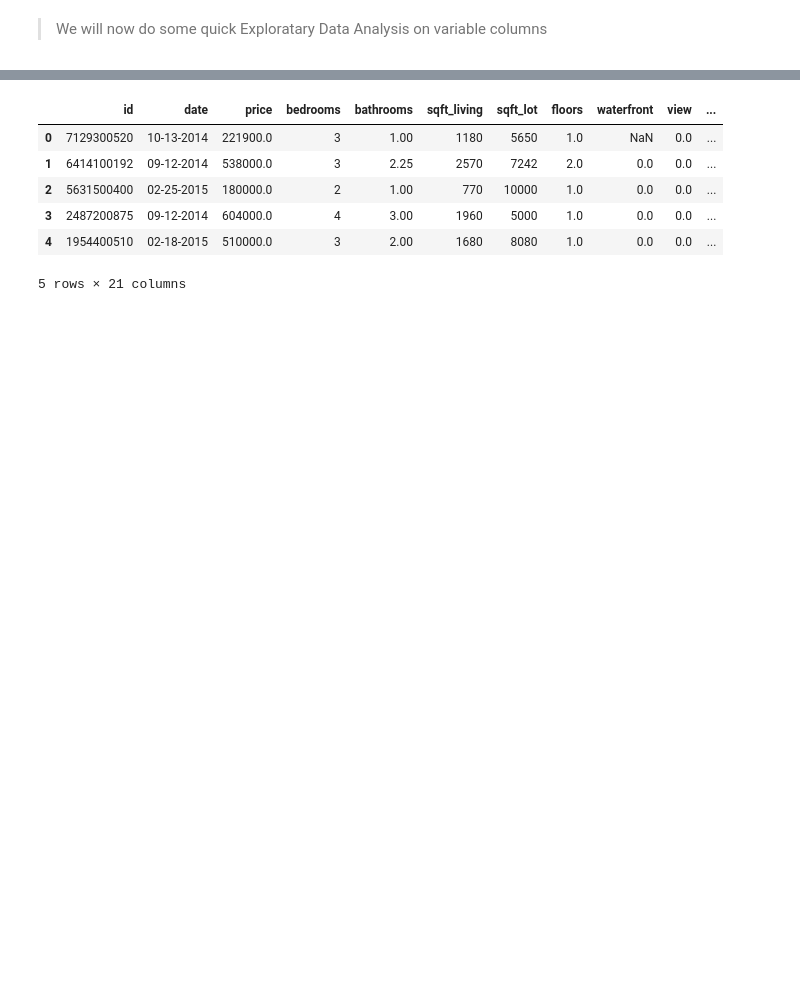
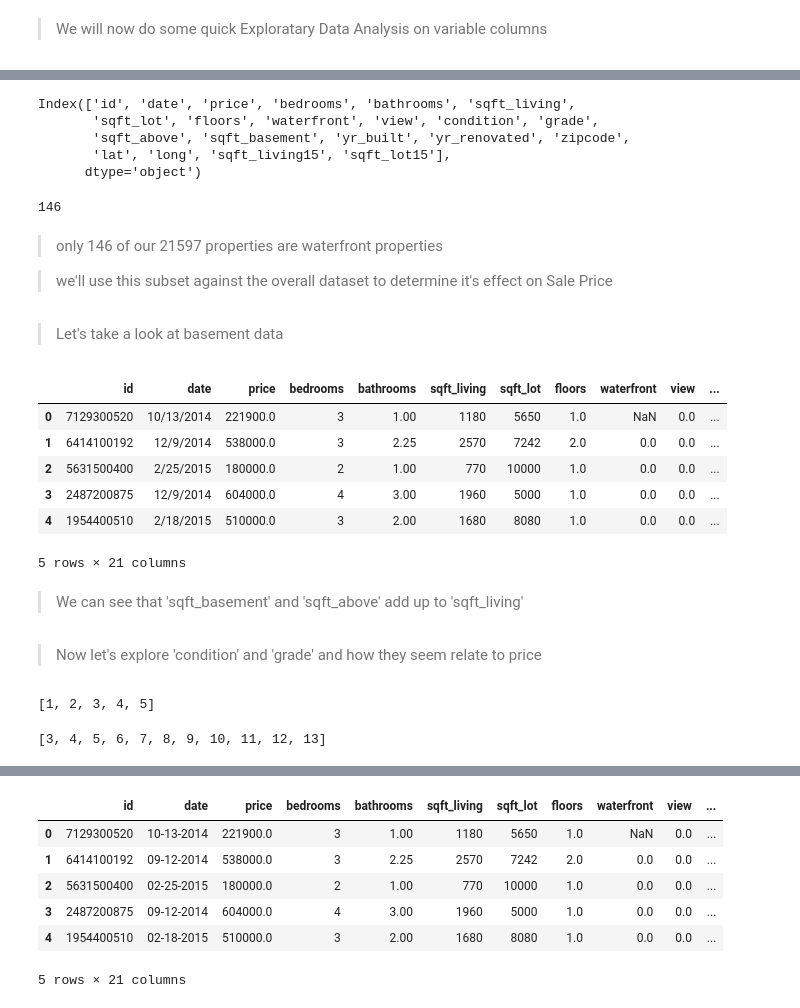
Before and after one commit to DIGITALFRANK/dsc-v2-mod1-final-project, a Jupyter notebook: student.ipynb, the cells around one changed output, grey strips where cells are left out. Saved outputs shown, nothing was run; the diff lists cells and outputs as text; code cells hidden in the pictures; blank space fills up the shorter version.

```diff
--- a/student.ipynb
+++ b/student.ipynb
@@ -116,0 +315,41 @@ Using a non-tuple sequence for multidimensional indexing is deprecated; use `arr
+# %%
+df.columns
+# %% [output]
+Index(['id', 'date', 'price', 'bedrooms', 'bathrooms', 'sqft_living',
+       'sqft_lot', 'floors', 'waterfront', 'view', 'condition', 'grade',
+       'sqft_above', 'sqft_basement', 'yr_built', 'yr_renovated', 'zipcode',
+       'lat', 'long', 'sqft_living15', 'sqft_lot15'],
+      dtype='object')
+# %%
+# df.waterfront.unique()
+df.id[df['waterfront'] == 1.].count()
+# %% [output]
+146
+# %% [markdown]
+> only 146 of our 21597 properties are waterfront properties
+
+> we'll use this subset against the overall dataset to determine it's effect on Sale Price
+# %% [markdown]
+> Let's take a look at basement data
+# %%
+df.head()
+# %% [output]
+|  | id | date | price | bedrooms | bathrooms | sqft_living | sqft_lot | floors | waterfront | view | ... |
+| 0 | 7129300520 | 10/13/2014 | 221900.0 | 3 | 1.00 | 1180 | 5650 | 1.0 | NaN | 0.0 | ... |
+| 1 | 6414100192 | 12/9/2014 | 538000.0 | 3 | 2.25 | 2570 | 7242 | 2.0 | 0.0 | 0.0 | ... |
+| 2 | 5631500400 | 2/25/2015 | 180000.0 | 2 | 1.00 | 770 | 10000 | 1.0 | 0.0 | 0.0 | ... |
+| 3 | 2487200875 | 12/9/2014 | 604000.0 | 4 | 3.00 | 1960 | 5000 | 1.0 | 0.0 | 0.0 | ... |
+| 4 | 1954400510 | 2/18/2015 | 510000.0 | 3 | 2.00 | 1680 | 8080 | 1.0 | 0.0 | 0.0 | ... |
+5 rows × 21 columns
+# %% [markdown]
+> We can see that 'sqft_basement' and 'sqft_above' add up to 'sqft_living'
+# %% [markdown]
+> Now let's explore 'condition' and 'grade' and how they seem relate to price
+# %%
+sorted(df.condition.unique())
+# %% [output]
+[1, 2, 3, 4, 5]
+# %%
+sorted(df.grade.unique())
+# %% [output]
+[3, 4, 5, 6, 7, 8, 9, 10, 11, 12, 13]
```
Also changed, not shown: parts of 52 cells of this notebook.
